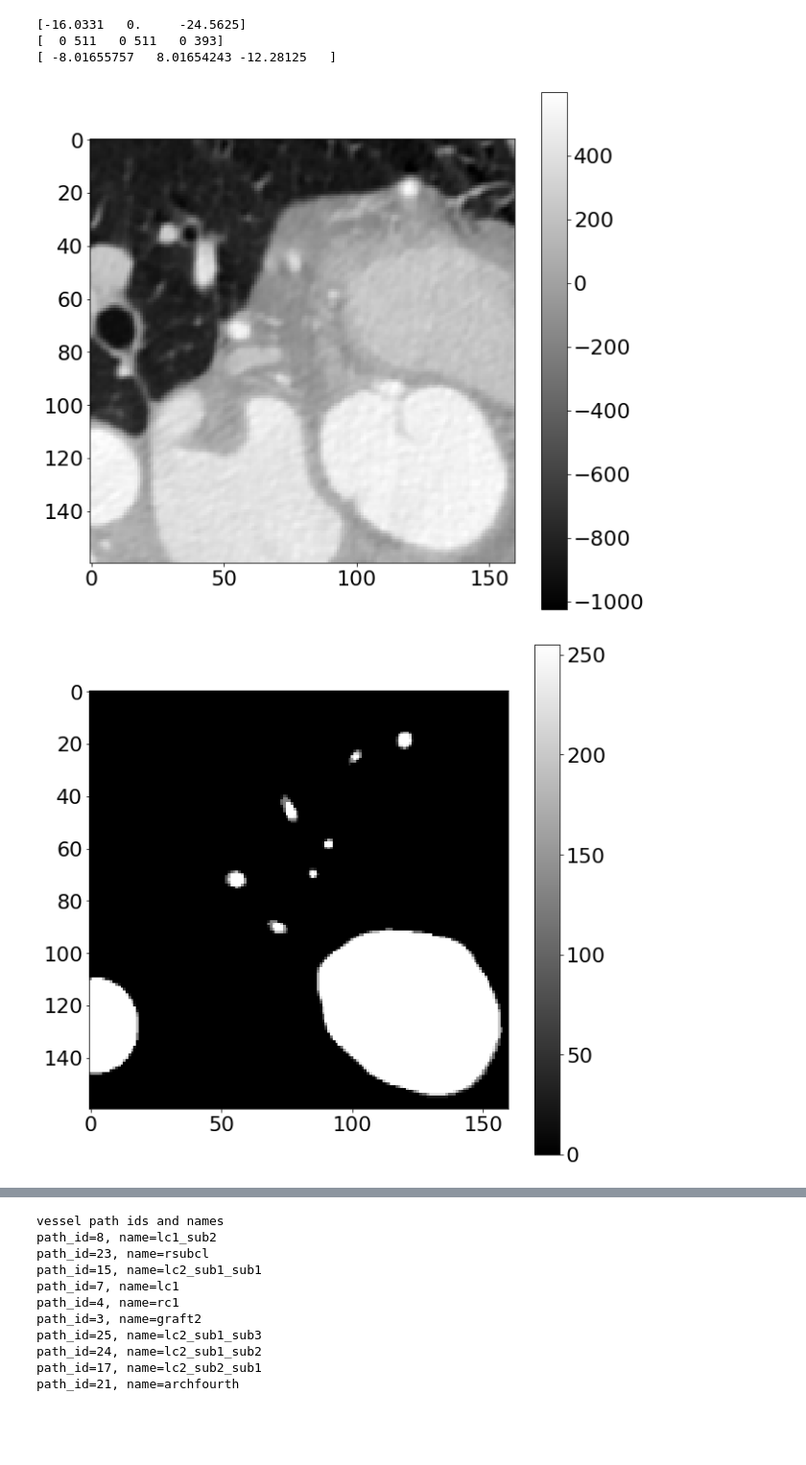
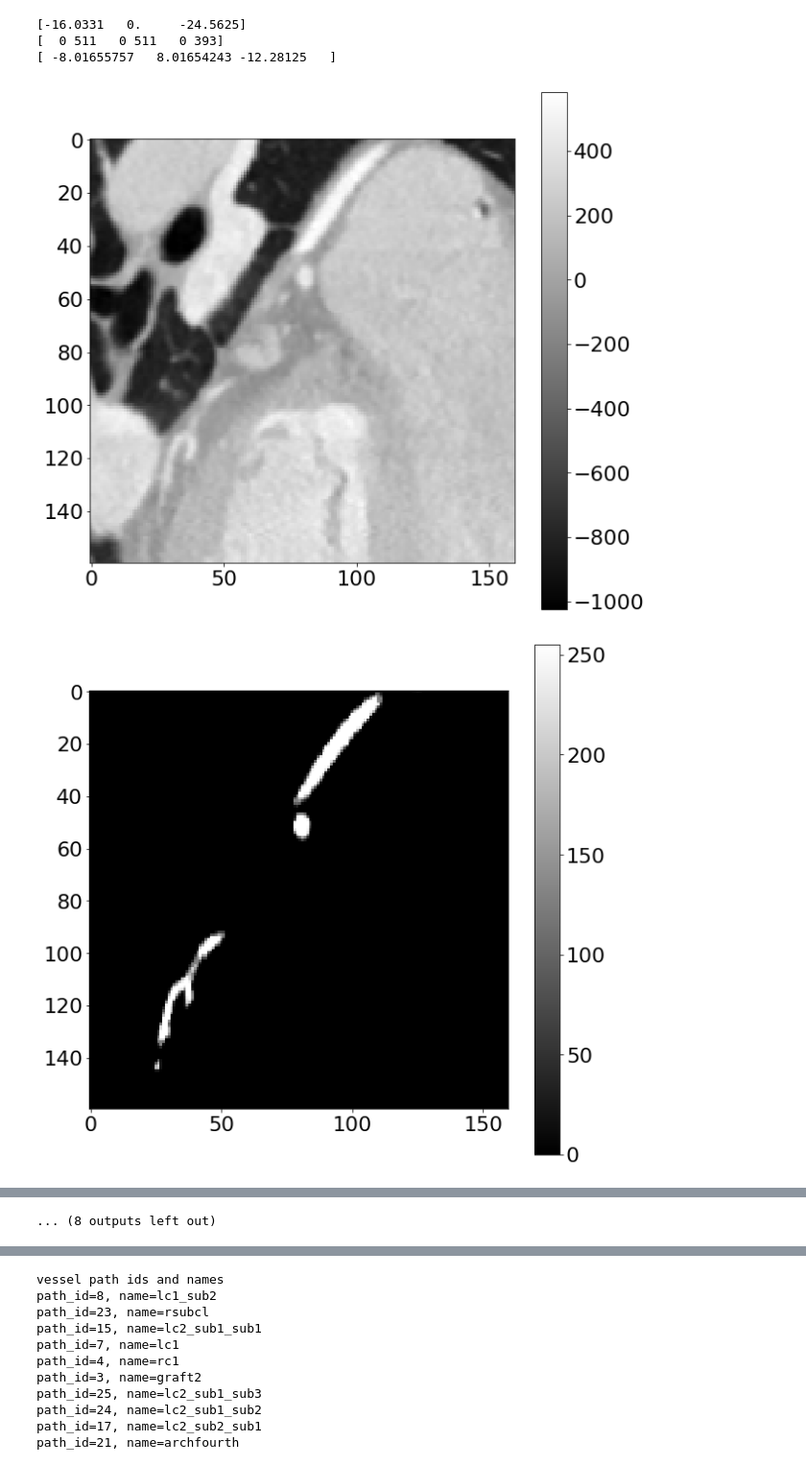
Before and after one commit to noahfields1/seg_regression, a Jupyter notebook: explore_vascular_data.ipynb, the cells around one changed output, grey strips where cells are left out. Shown at 96% size. Saved outputs shown, nothing was run; the diff lists cells and outputs as text; code cells hidden in the pictures; blank space fills up the shorter version.

```diff
--- a/explore_vascular_data.ipynb
+++ b/explore_vascular_data.ipynb
@@ -65,9 +124,8 @@ import numpy as np
 # %%
+IMAGE          = "cabg5"
 SPACING        = 0.05
-IMAGE          = "cabg5"
 RESLICE_EXTENT = 160
-n              = np.array([0,0,1])
-v              = np.array([0,1,0])
+NUM_SLICES     = 10
 
 image_path = './data/images/{}/image.mha'.format(IMAGE)
 seg_path   = './data/images/{}/segmentation.mha'.format(IMAGE)
@@ -83,9 +149,21 @@ seg_sv.set_reslice_ext(RESLICE_EXTENT)
 # %%
+#n = np.array([0,0,1])
+#v = np.array([0,1,0])
+
+#n = np.array([0,1,0])
+#v = np.array([0,0,1])
+
+n = np.array([1,0,0])
+v = np.array([0,1,0])
+
+STEP_SIZE = 10*SPACING
+
 origin           = np.array(image_sv.image.GetOrigin())
 extent           = np.array(image_sv.image.GetExtent())
 original_spacing = np.array(image_sv.image.GetSpacing())
 center           = origin+extent[1::2]*original_spacing/2
 
+
 print(origin)
 print(extent)
 print(center)
@@ -94,21 +172,21 @@ print(center)
 [  0 511   0 511   0 393]
 [ -8.01655757   8.01654243 -12.28125   ]
 # %%
-#p = np.array([0,0,0])
-p = center
+for i in range(NUM_SLICES):
+    p = center + i*STEP_SIZE*n
 
-x = image_sv.get_reslice(p,n,v)
-y = seg_sv.get_reslice(p,n,v)
+    x = image_sv.get_reslice(p,n,v)
+    y = seg_sv.get_reslice(p,n,v)
 
-plt.figure(figsize=(10,10))
-plt.imshow(x, cmap='gray')
-plt.colorbar()
-plt.show()
+    plt.figure(figsize=(10,10))
+    plt.imshow(x, cmap='gray')
+    plt.colorbar()
+    plt.show()
 
-plt.figure(figsize=(10,10))
-plt.imshow(y, cmap='gray')
-plt.colorbar()
-plt.show()
+    plt.figure(figsize=(10,10))
+    plt.imshow(y, cmap='gray')
+    plt.colorbar()
+    plt.show()
 # %% [output]
-[figure, old version]
+[figure, new version]
-[figure, old version]
+[figure, new version]
@@ -114,0 +203 @@ plt.show()
+... (8 outputs left out)
```
Also changed, not shown: parts of 18 cells of this notebook, 1 other file.
